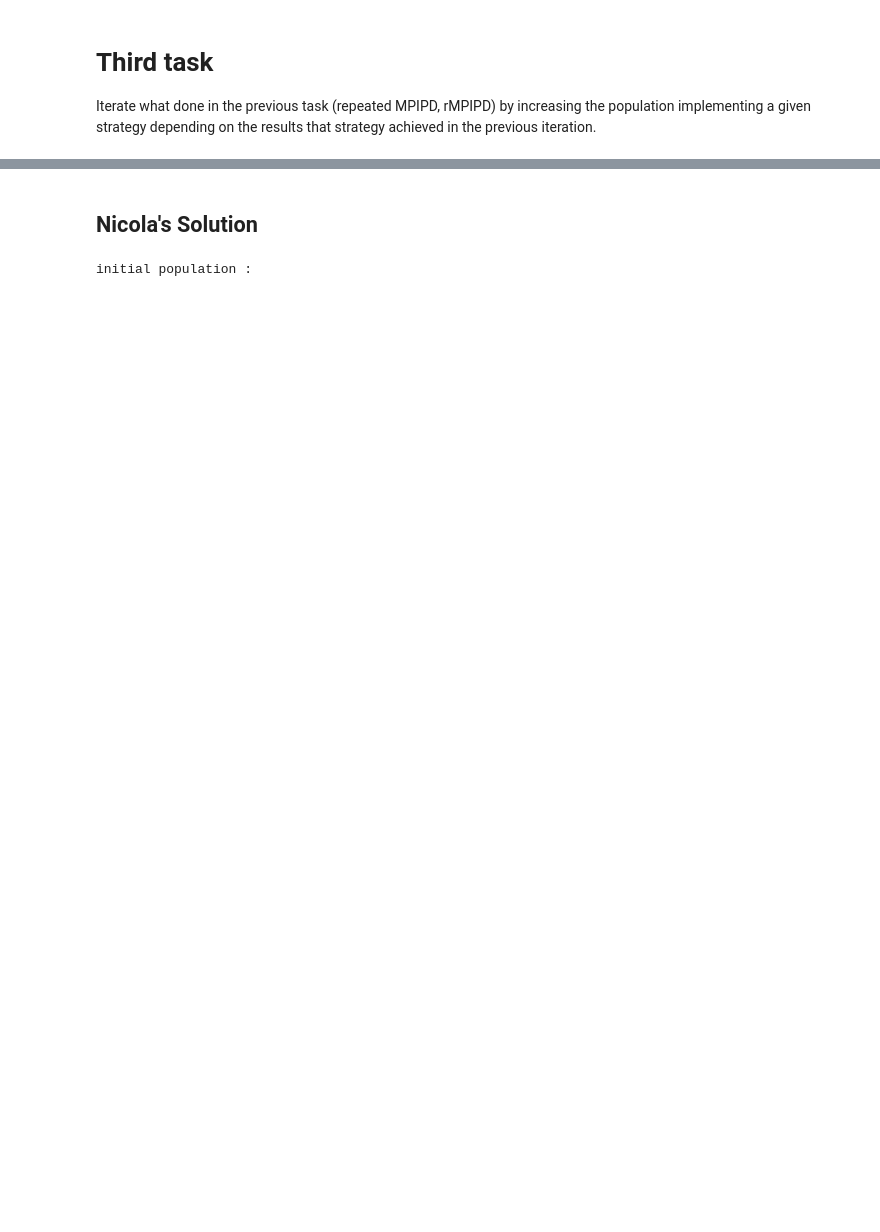
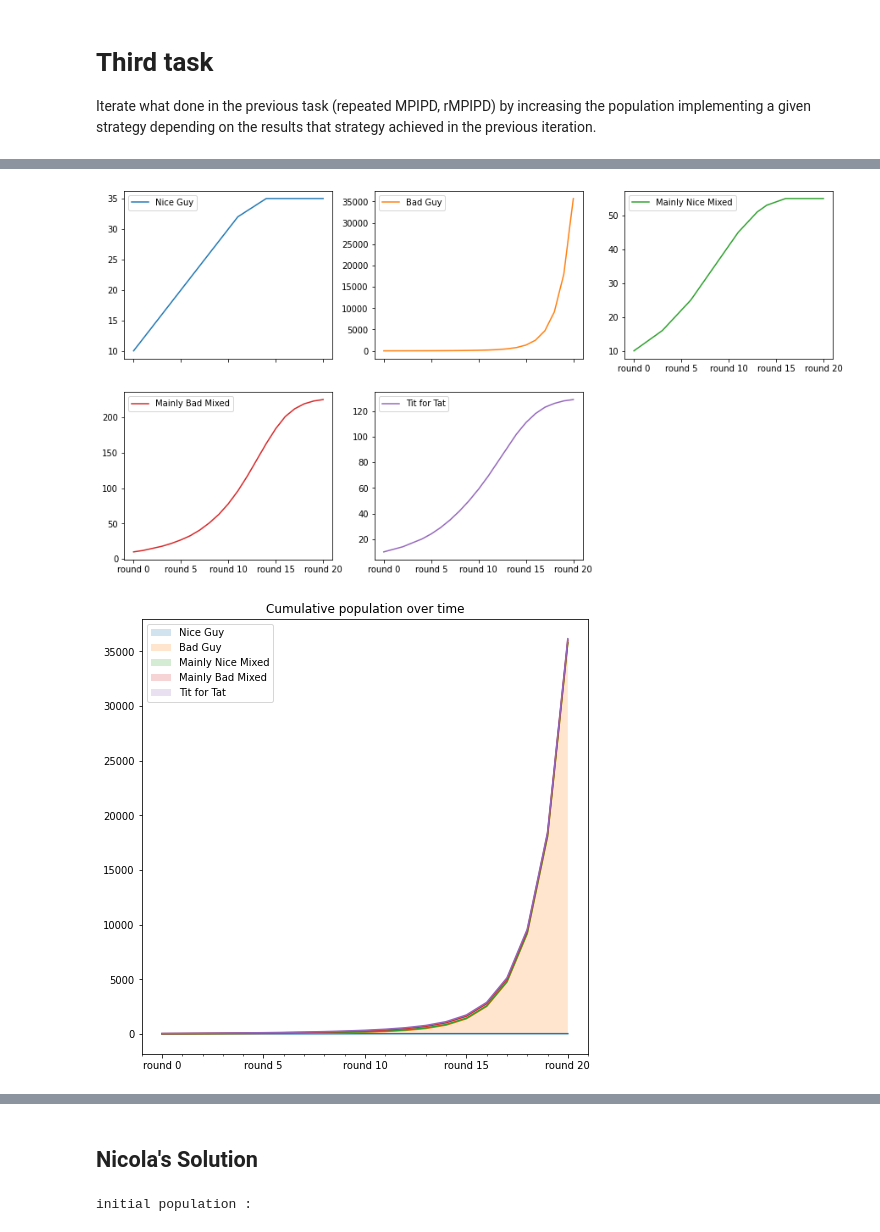
Before and after one commit to nicoladalbello2/HLPProject, a Jupyter notebook: Project.ipynb, the cells around one changed output, grey strips where cells are left out. Saved outputs shown, nothing was run; the diff lists cells and outputs as text; code cells hidden in the pictures; blank space fills up the shorter version.

```diff
--- a/Project.ipynb
+++ b/Project.ipynb
@@ -592,0 +656,10 @@ Iterate what done in the previous task (repeated MPIPD, rMPIPD) by increasing th
+# %%
+# Only multiplication
+population_df = pd.DataFrame(10*np.ones((1,len(strategies)), dtype=int), columns=strategy_labels, index=['round 0'])
+for i in range(20):
+    population_df = propagate(population_df, i, strategy_labels)
+population_df.plot(subplots=True, layout=(2,3), figsize=(15, 8))
+print_nice_graph(population_df)
+# %% [output]
+[figure, added]
+[figure, added]
```
Also changed, not shown: parts of 17 cells of this notebook.
